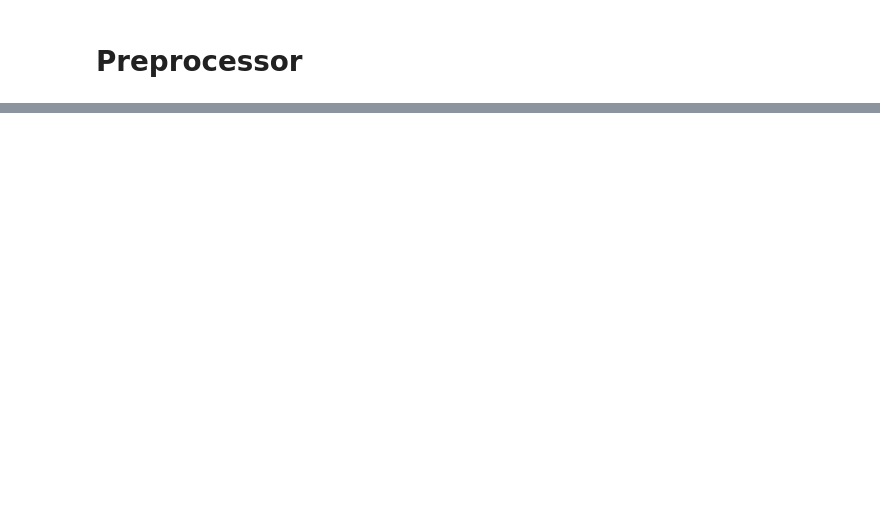
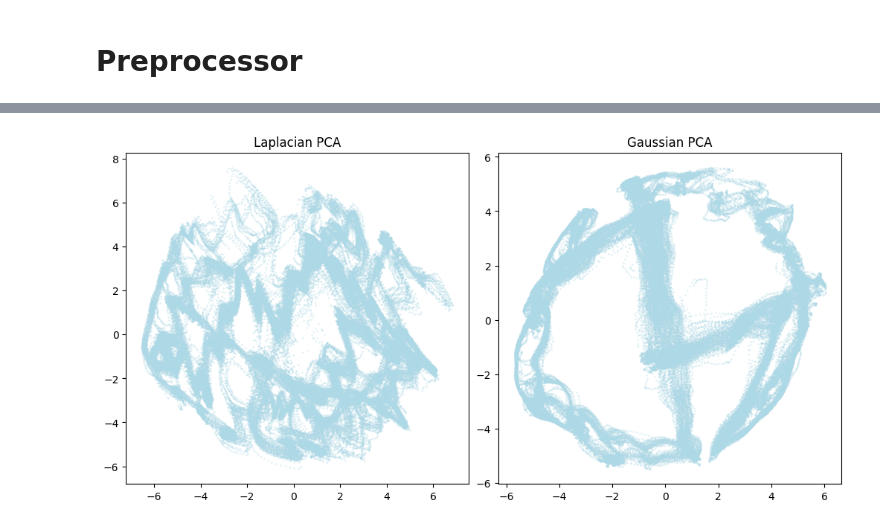
Before and after one commit to Ray-Shu/contrastive-abstraction-rl, a Jupyter notebook: visuals.ipynb, the cells around one changed output, grey strips where cells are left out. Saved outputs shown, nothing was run; the diff lists cells and outputs as text; code cells hidden in the pictures; blank space fills up the shorter version.

```diff
--- a/visuals.ipynb
+++ b/visuals.ipynb
@@ -135,0 +153,12 @@ plt.show()
+# %%
+fig, axs = plt.subplots(1, 2, figsize=(10,5), constrained_layout=True)
+
+axs[0].scatter(pca_states[0][:, 0], pca_states[0][:, 1], s=1, c="lightblue", alpha=0.25)
+axs[0].set_title("Laplacian PCA")
+
+axs[1].scatter(pca_states[1][:, 0], pca_states[1][:, 1], s=1, c="lightblue", alpha=0.25)
+axs[1].set_title("Gaussian PCA")
+
+plt.show()
+# %% [output]
+[figure, added]
```
Also changed, not shown: parts of 8 cells of this notebook.
